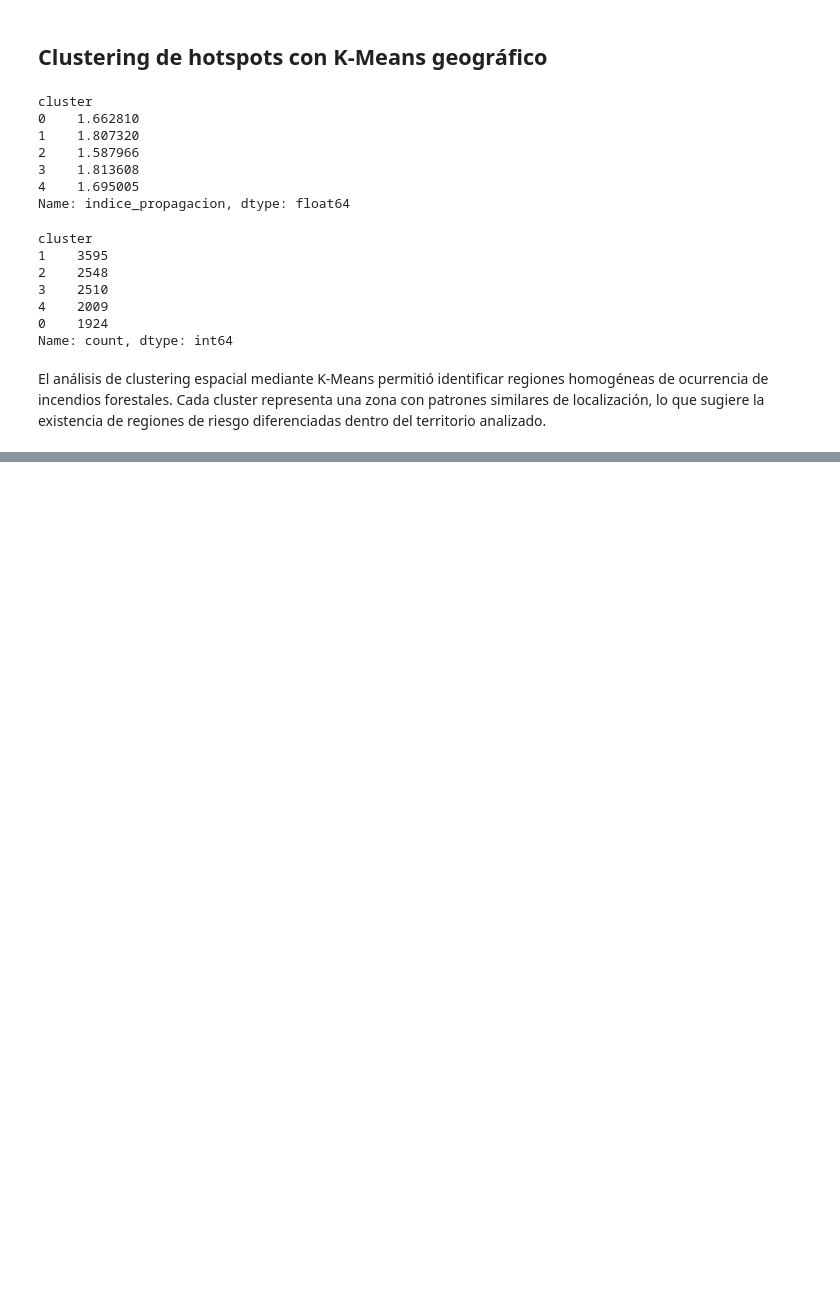
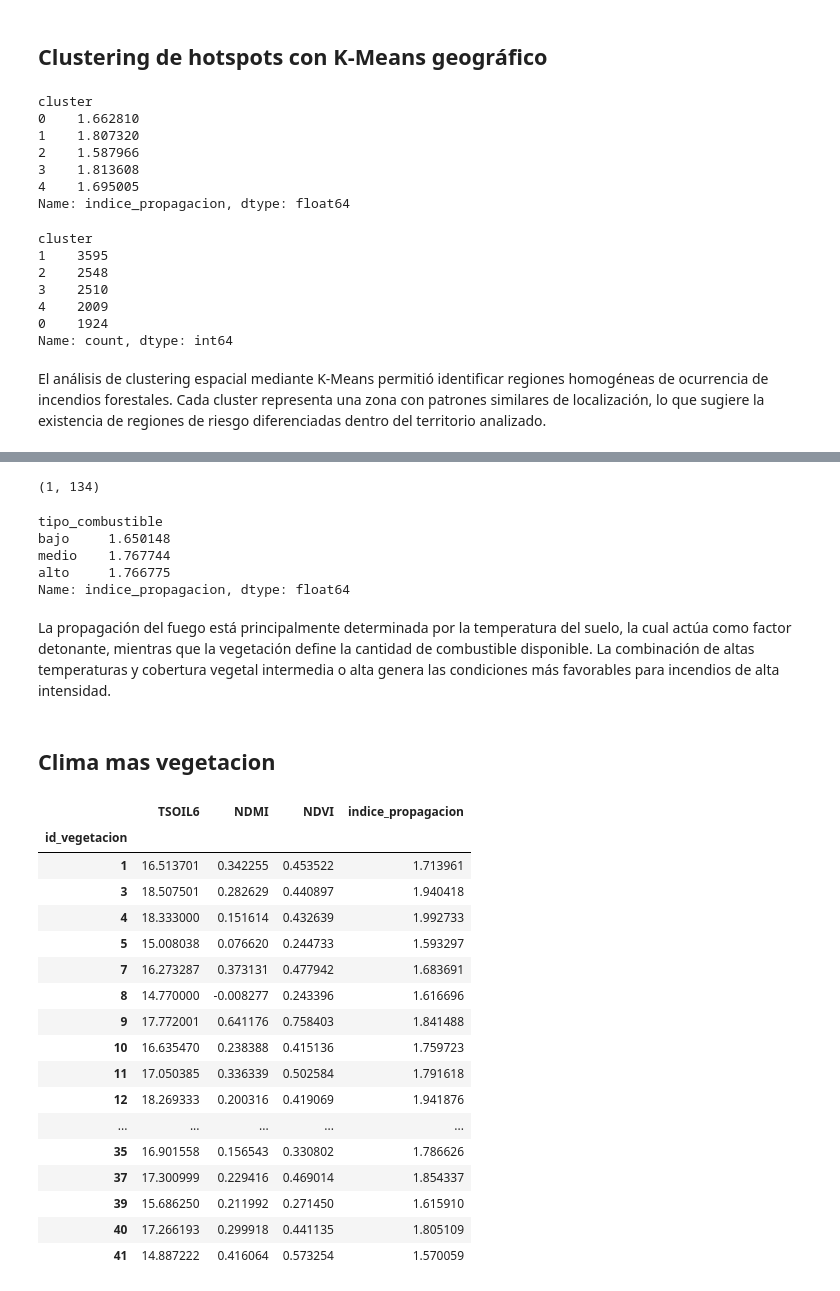
Before and after one commit to SauG25/Incendios-Forestales-, a Jupyter notebook: 04_AnalisisDeDatos/incendio.ipynb, the cells around one changed output, grey strips where cells are left out. Cells and saved outputs as stored; diff of their text form; code cells hidden in the pictures; blank space fills up the shorter version.

```diff
--- a/04_AnalisisDeDatos/incendio.ipynb
+++ b/04_AnalisisDeDatos/incendio.ipynb
@@ -304,0 +456,8 @@ El análisis de clustering espacial mediante K-Means permitió identificar regio
+# %%
+df_final["veg_riesgo"] = pd.qcut(
+    df_final["indice_propagacion"],
+    3,
+    labels=["bajo", "medio", "alto"]
+)
+# %%
+df_final = df_final.dropna(subset=["TSOIL6", "NDVI"])
@@ -304,0 +485,43 @@ El análisis de clustering espacial mediante K-Means permitió identificar regio
+# %%
+df_final[df_final["id_vegetacion"] == 15].shape
+# %% [output]
+(1, 134)
+# %%
+df_final["tipo_combustible"] = pd.qcut(
+    df_final["NDVI"],
+    3,
+    labels=["bajo", "medio", "alto"]
+)
+# %%
+df_final.groupby("tipo_combustible")["indice_propagacion"].mean()
+# %% [output]
+tipo_combustible
+bajo     1.650148
+medio    1.767744
+alto     1.766775
+Name: indice_propagacion, dtype: float64
+# %% [markdown]
+La propagación del fuego está principalmente determinada por la temperatura del suelo, la cual actúa como factor detonante, mientras que la vegetación define la cantidad de combustible disponible. La combinación de altas temperaturas y cobertura vegetal intermedia o alta genera las condiciones más favorables para incendios de alta intensidad.
+# %% [markdown]
+## Clima mas vegetacion
+# %%
+df_final.groupby("id_vegetacion")[["TSOIL6", "NDMI", "NDVI", "indice_propagacion"]].mean()
+# %% [output]
+|  | TSOIL6 | NDMI | NDVI | indice_propagacion |
+| id_vegetacion |  |  |  |  |
+| 1 | 16.513701 | 0.342255 | 0.453522 | 1.713961 |
+| 3 | 18.507501 | 0.282629 | 0.440897 | 1.940418 |
+| 4 | 18.333000 | 0.151614 | 0.432639 | 1.992733 |
+| 5 | 15.008038 | 0.076620 | 0.244733 | 1.593297 |
+| 7 | 16.273287 | 0.373131 | 0.477942 | 1.683691 |
+| 8 | 14.770000 | -0.008277 | 0.243396 | 1.616696 |
+| 9 | 17.772001 | 0.641176 | 0.758403 | 1.841488 |
+| 10 | 16.635470 | 0.238388 | 0.415136 | 1.759723 |
+| 11 | 17.050385 | 0.336339 | 0.502584 | 1.791618 |
+| 12 | 18.269333 | 0.200316 | 0.419069 | 1.941876 |
+| ... | ... | ... | ... | ... |
+| 35 | 16.901558 | 0.156543 | 0.330802 | 1.786626 |
+| 37 | 17.300999 | 0.229416 | 0.469014 | 1.854337 |
+| 39 | 15.686250 | 0.211992 | 0.271450 | 1.615910 |
+| 40 | 17.266193 | 0.299918 | 0.441135 | 1.805109 |
+| 41 | 14.887222 | 0.416064 | 0.573254 | 1.570059 |
```
Also changed, not shown: parts of 59 cells of this notebook, 4 other files.
